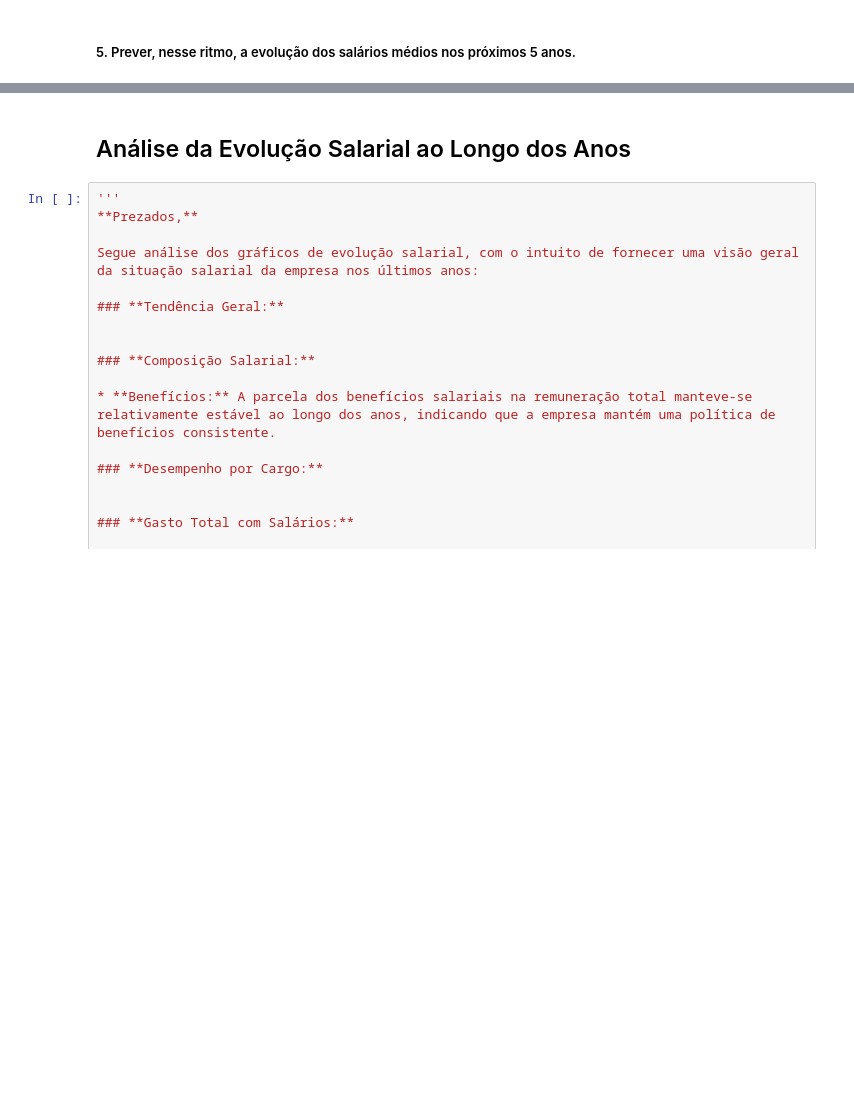
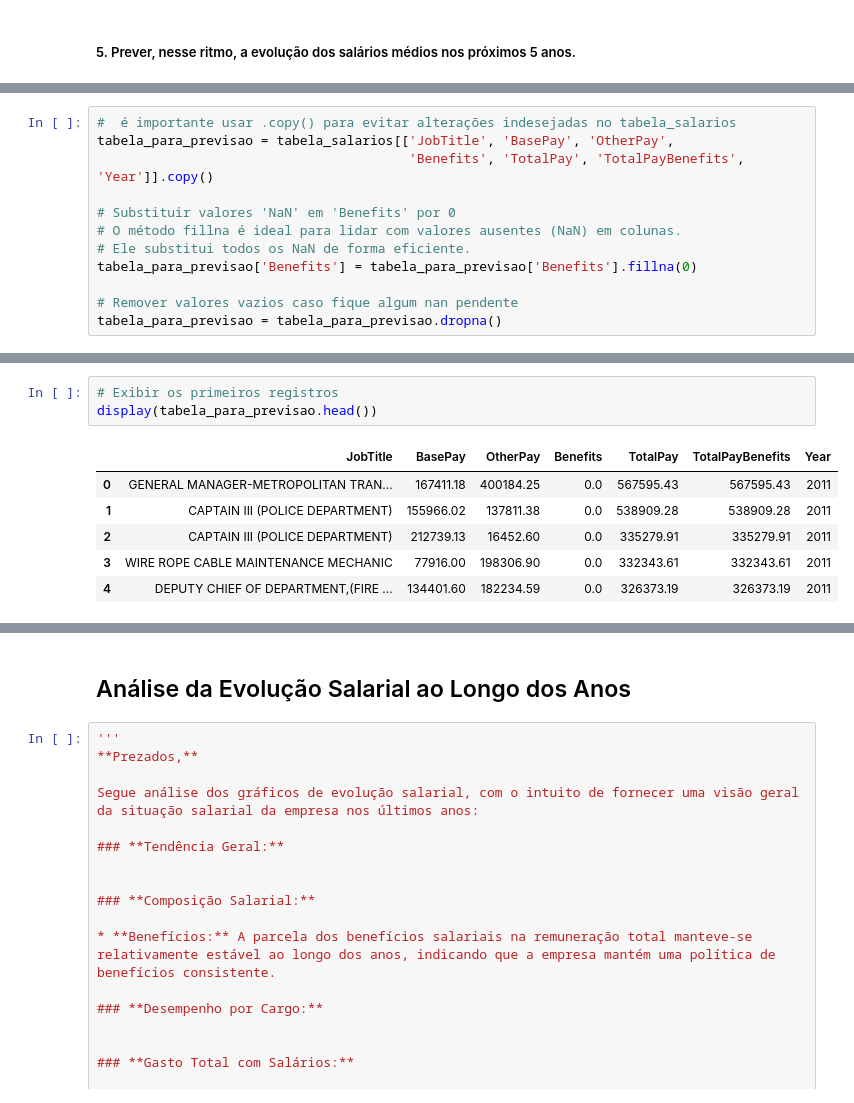
Before and after one commit to carlosmorais-git/EstudoSalariosUnidadeSanFrancisco, a Jupyter notebook: main.ipynb, the cells around one changed output, grey strips where cells are left out. Saved outputs shown, nothing was run; the diff lists cells and outputs as text; blank space fills up the shorter version.

```diff
--- a/main.ipynb
+++ b/main.ipynb
@@ -354,0 +412,12 @@ plt.show()
+# %%
+#  é importante usar .copy() para evitar alterações indesejadas no tabela_salarios
+tabela_para_previsao = tabela_salarios[['JobTitle', 'BasePay', 'OtherPay',
+                                        'Benefits', 'TotalPay', 'TotalPayBenefits', 'Year']].copy()
+
+# Substituir valores 'NaN' em 'Benefits' por 0
+# O método fillna é ideal para lidar com valores ausentes (NaN) em colunas.
+# Ele substitui todos os NaN de forma eficiente.
+tabela_para_previsao['Benefits'] = tabela_para_previsao['Benefits'].fillna(0)
+
+# Remover valores vazios caso fique algum nan pendente
+tabela_para_previsao = tabela_para_previsao.dropna()
@@ -354,0 +428,10 @@ plt.show()
+# %%
+# Exibir os primeiros registros
+display(tabela_para_previsao.head())
+# %% [output]
+|  | JobTitle | BasePay | OtherPay | Benefits | TotalPay | TotalPayBenefits | Year |
+| 0 | GENERAL MANAGER-METROPOLITAN TRAN... | 167411.18 | 400184.25 | 0.0 | 567595.43 | 567595.43 | 2011 |
+| 1 | CAPTAIN III (POLICE DEPARTMENT) | 155966.02 | 137811.38 | 0.0 | 538909.28 | 538909.28 | 2011 |
+| 2 | CAPTAIN III (POLICE DEPARTMENT) | 212739.13 | 16452.60 | 0.0 | 335279.91 | 335279.91 | 2011 |
+| 3 | WIRE ROPE CABLE MAINTENANCE MECHANIC | 77916.00 | 198306.90 | 0.0 | 332343.61 | 332343.61 | 2011 |
+| 4 | DEPUTY CHIEF OF DEPARTMENT,(FIRE ... | 134401.60 | 182234.59 | 0.0 | 326373.19 | 326373.19 | 2011 |
```
Also changed, not shown: parts of 20 cells of this notebook.
